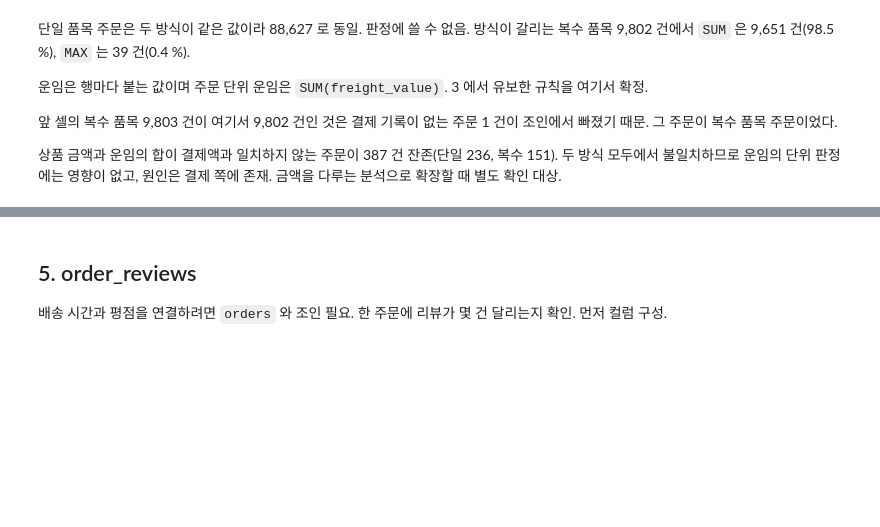
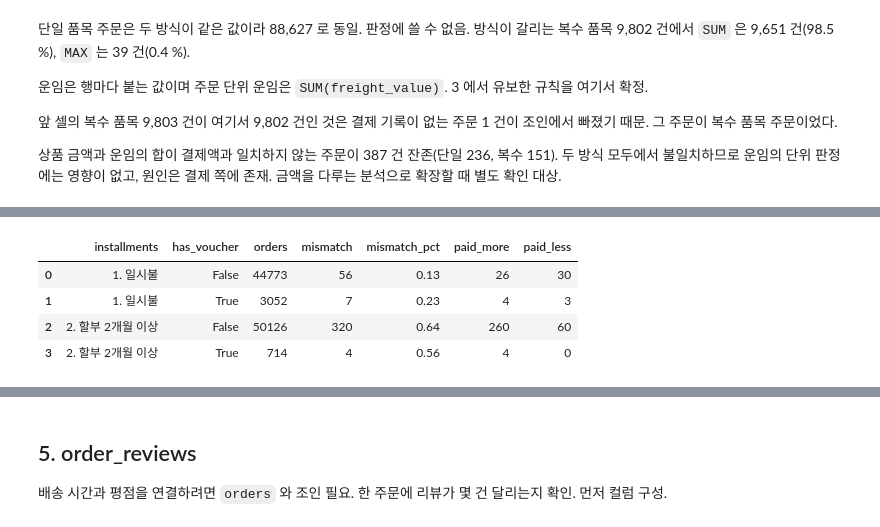
Before and after one commit to wlstjd1011/Olist-data-analyze, a Jupyter notebook: notebooks/03_data_quality.ipynb, the cells around one changed output, grey strips where cells are left out. Cells and saved outputs as stored; diff of their text form; code cells hidden in the pictures; blank space fills up the shorter version.

```diff
--- a/notebooks/03_data_quality.ipynb
+++ b/notebooks/03_data_quality.ipynb
@@ -515,0 +570,44 @@ ORDER BY order_type
+# %%
+con.execute("""
+WITH item AS (
+    SELECT order_id,
+           SUM(price) + SUM(freight_value) AS item_total
+    FROM order_items
+    GROUP BY order_id
+),
+pay AS (
+    SELECT order_id,
+           SUM(payment_value)                   AS paid,
+           MAX(payment_installments)            AS max_installments,
+           BOOL_OR(payment_type = 'voucher')    AS has_voucher
+    FROM order_payments
+    GROUP BY order_id
+),
+cmp AS (
+    SELECT i.order_id,
+           i.item_total,
+           p.paid - i.item_total AS gap,
+           p.max_installments,
+           p.has_voucher
+    FROM item AS i
+    JOIN pay  AS p ON i.order_id = p.order_id
+)
+SELECT CASE WHEN max_installments >= 2 THEN '2. 할부 2개월 이상'
+            ELSE                            '1. 일시불' END      AS installments,
+       has_voucher,
+       COUNT(*)                                               AS orders,
+       COUNT(*) FILTER (ABS(gap) >= 0.01)                     AS mismatch,
+       ROUND(100.0 * COUNT(*) FILTER (ABS(gap) >= 0.01)
+                   / COUNT(*), 2)                             AS mismatch_pct,
+       COUNT(*) FILTER (gap >=  0.01)                         AS paid_more,
+       COUNT(*) FILTER (gap <= -0.01)                         AS paid_less
+FROM cmp
+GROUP BY installments, has_voucher
+ORDER BY installments, has_voucher
+""").df()
+# %% [output]
+|  | installments | has_voucher | orders | mismatch | mismatch_pct | paid_more | paid_less |
+| 0 | 1. 일시불 | False | 44773 | 56 | 0.13 | 26 | 30 |
+| 1 | 1. 일시불 | True | 3052 | 7 | 0.23 | 4 | 3 |
+| 2 | 2. 할부 2개월 이상 | False | 50126 | 320 | 0.64 | 260 | 60 |
+| 3 | 2. 할부 2개월 이상 | True | 714 | 4 | 0.56 | 4 | 0 |
```
Also changed, not shown: parts of 7 cells of this notebook, 1 other file.
